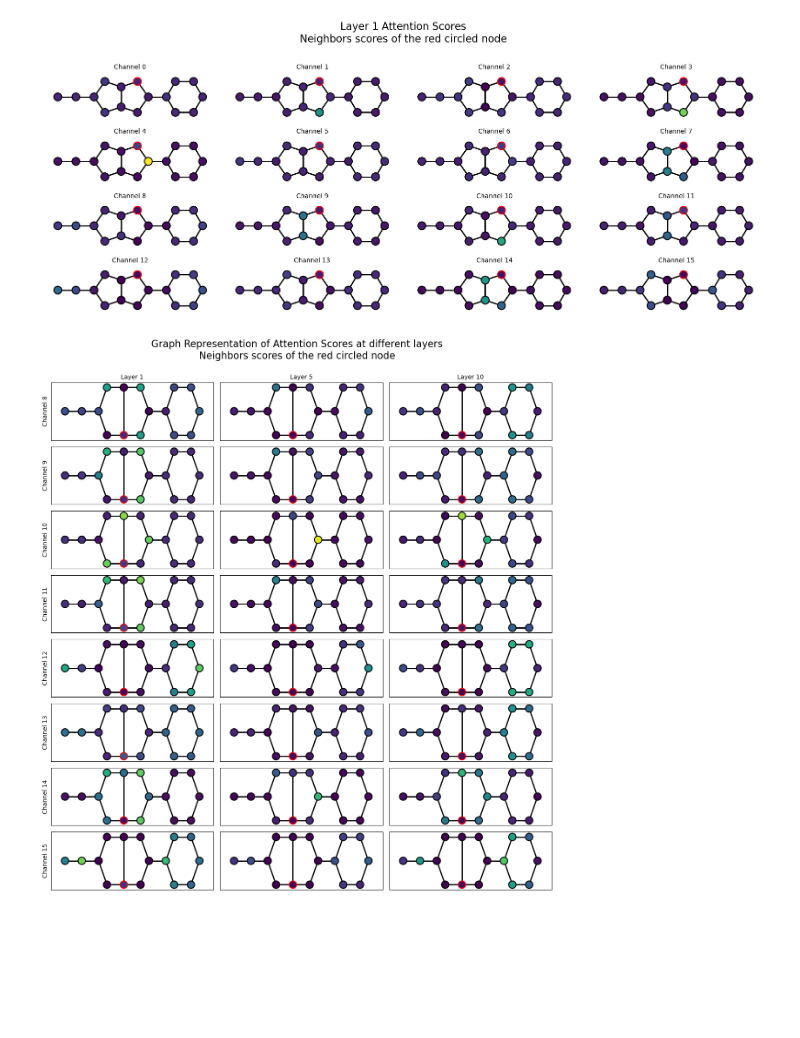
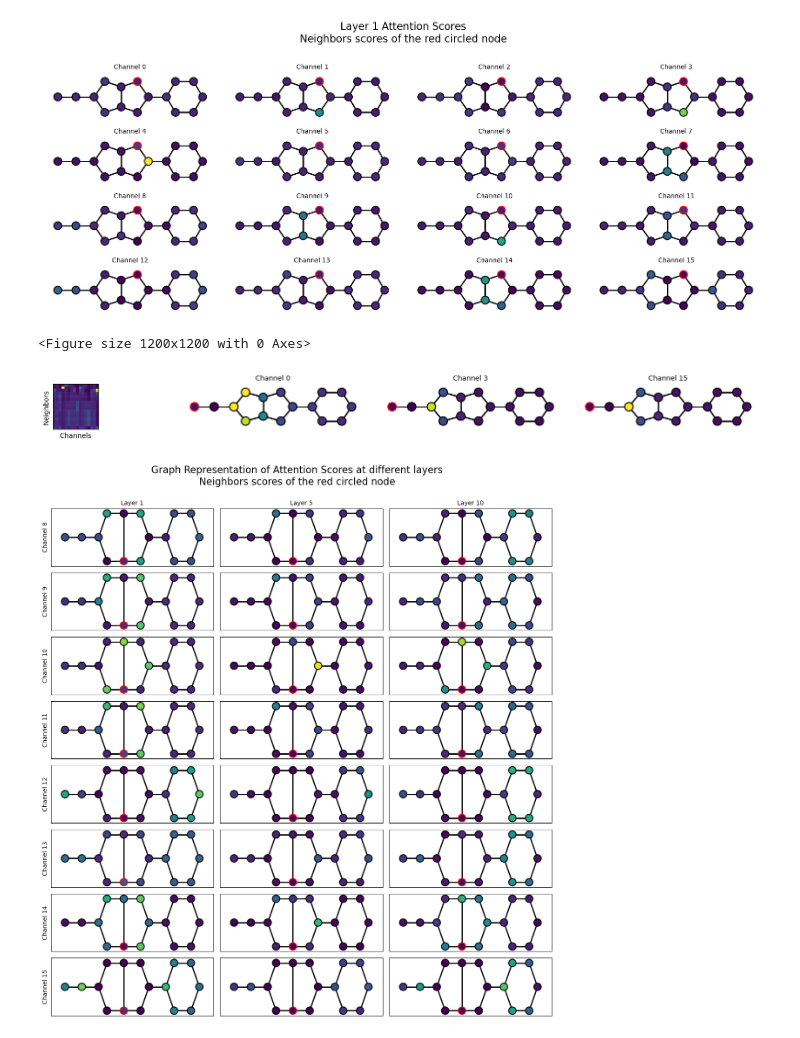
Before and after one commit to rmenegaux/GraphGPS, a Jupyter notebook: att_maps.ipynb, the cells around one changed output. Saved outputs shown, nothing was run; the diff lists cells and outputs as text; code cells hidden in the pictures; blank space fills up the shorter version.

Commit message:
Nice GraphMaps to match colors

```diff
--- a/att_maps.ipynb
+++ b/att_maps.ipynb
@@ -540,6 +540,73 @@ plt.show()
 # %% [output]
 [figure]
 [figure]
+# %%
+pos = nx.layout.spectral_layout(graph)
+pos = nx.spring_layout(graph, pos=pos, iterations=50)
+pos = manual_reshape(pos)
+
+main = plt.figure(figsize=(12,12));
+node_idx = 0 # 2, 6, 9, 7
+layers_of_int = [0]#[0,4,9]
+nb_lin = len(layers_of_int)
+chnls = [0,3,15] #[3,4,14]#range(6,9)
+nb_col = len(chnls) + 1
+colors = ['viridis']*3 # ['Blues','Oranges','Greens']
+fig = plt.figure(frameon=False, figsize=(4*nb_col,1.6*nb_lin))
+axes = fig.subplots(nrows=nb_lin, ncols=nb_col)
+#plt.suptitle(f'Layer {layer_idx+1} Attention Scores\nNeighbors scores of the red circled node', fontsize=16, y=1.02)
+for layer_rank, layer_idx in enumerate(layers_of_int):
+    loc_scores = all_scores[layer_idx][batch_idx][mask]
+    loc_scores = loc_scores.reshape((num_nodes, num_nodes, *loc_scores.shape[1:]))
+    loc_scores = loc_scores[node_idx,:,head_idx,:].numpy()
+
+    # loc_scores = all_scores[layer_idx][batch_idx][mask]
+    # num_nodes = int(np.sqrt(loc_scores.shape[0]))
+    # loc_scores = loc_scores.reshape((num_nodes, num_nodes, *loc_scores.shape[1:]))
+    # loc_scores = loc_scores[node_idx,:,head_idx,:].numpy()
+
+    ax = axes[0] # axes[layer_rank, 0]
+    ax.imshow(loc_scores)
+    ax.get_xaxis().set_ticks([])
+    ax.get_yaxis().set_ticks([])
+    ax.set_ylabel(f'Neighbors', fontsize=10)
+    ax.set_xlabel('Channels', fontsize=10)
+
+    transparency = np.ones(num_nodes+2)
+    transparency[node_idx] = 1
+    transparency[num_nodes:] = 0.
+    contours = ['black']*(num_nodes+2)
+    contours[node_idx] = 'red'
+
+    for chnl_rk, channel_idx in enumerate(chnls):
+        color = colors[chnl_rk]
+        transparency[:-2] = list(loc_scores[:,channel_idx])
+        #transparency /= 2.
+        #transparency /= transparency.max()
+        # colors = list(loc_scores[:,channel_idx]) + [loc_scores.min(), loc_scores.max()]
+        # colors = list(loc_scores[:,channel_idx]) + [loc_scores.mean(), loc_scores.mean()]
+        # Pas ouf de normalizer tout, on a des points jaunes partout et je sais pas si ça veut dire qqch
+        #~~~~~~~~~~~~
+        # Draw graph
+        #~~~~~~~~~~~~
+        #fig.title('Molecule Graph', fontsize=24)
+        #ax = fig.add_axes([0, 0, 1, 1])
+        ax = axes[chnl_rk+1] # [layer_rank, chnl_rk+1]
+        ax.set_title(f'Channel {channel_idx}', fontsize=10)
+        ax.axis('off')
+
+        node_size = [150]*num_nodes+[0,0]
+        nx.draw_networkx_nodes(graph, pos, node_color=transparency, alpha=1,
+                            linewidths=1.5, edgecolors=contours, cmap=color,
+                            node_size=node_size, ax=ax) # node_size=1000
+        # fig.colorbar(im,ax=ax)
+        width=[0 if v+1>num_nodes else 2 for u,v in graph.edges()]
+        nx.draw_networkx_edges(graph, pos, width=width, ax=ax)
+fig.tight_layout()
+plt.show()
+# %% [output]
+<Figure size 1200x1200 with 0 Axes>
+[figure, added]
 # %%
 pos = nx.layout.spectral_layout(graph)
 pos = nx.spring_layout(graph, pos=pos, iterations=50)
```
Also changed, not shown: parts of 1 cell of this notebook.
